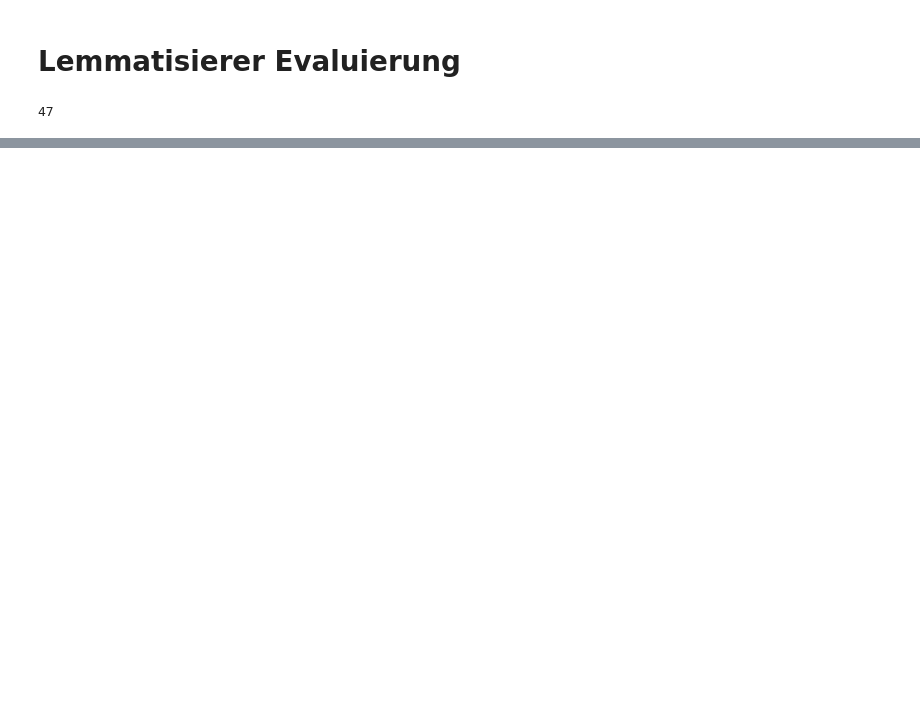
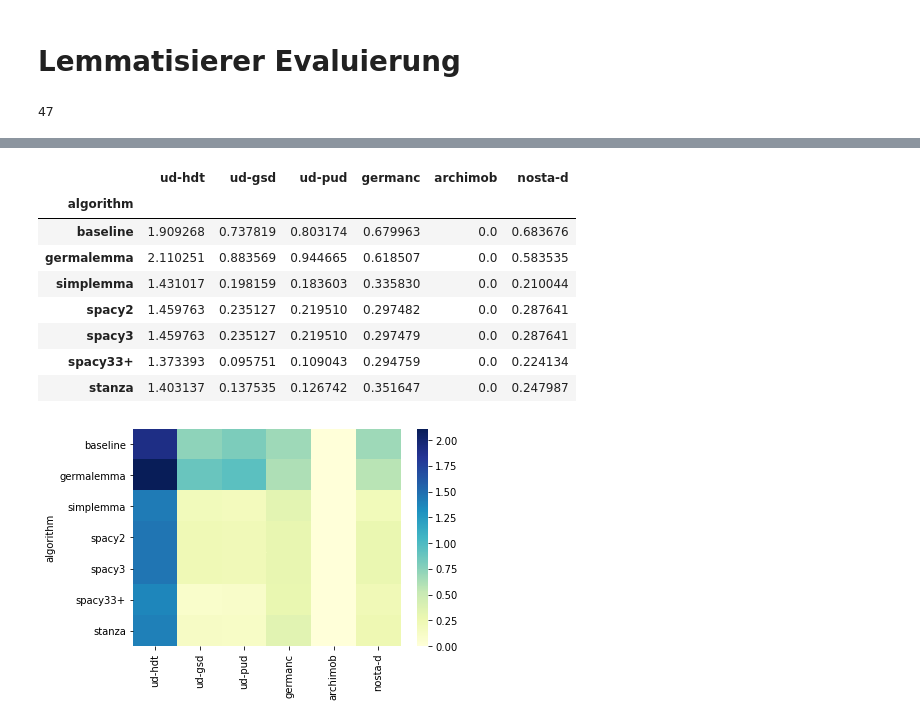
Before and after one commit to zentrum-lexikographie/eval-de-lemma, a Jupyter notebook: nbs/evaluation.ipynb, the cells around one changed output, grey strips where cells are left out. Saved outputs shown, nothing was run; the diff lists cells and outputs as text; code cells hidden in the pictures; blank space fills up the shorter version.

```diff
--- a/nbs/evaluation.ipynb
+++ b/nbs/evaluation.ipynb
@@ -86,0 +118,13 @@ sns.heatmap(memory, cmap="YlGnBu")
+# %%
+generate_table(data, ['metrics','overall','levenshtein'])
+# %% [output]
+|  | ud-hdt | ud-gsd | ud-pud | germanc | archimob | nosta-d |
+| algorithm |  |  |  |  |  |  |
+| baseline | 1.909268 | 0.737819 | 0.803174 | 0.679963 | 0.0 | 0.683676 |
+| germalemma | 2.110251 | 0.883569 | 0.944665 | 0.618507 | 0.0 | 0.583535 |
+| simplemma | 1.431017 | 0.198159 | 0.183603 | 0.335830 | 0.0 | 0.210044 |
+| spacy2 | 1.459763 | 0.235127 | 0.219510 | 0.297482 | 0.0 | 0.287641 |
+| spacy3 | 1.459763 | 0.235127 | 0.219510 | 0.297479 | 0.0 | 0.287641 |
+| spacy33+ | 1.373393 | 0.095751 | 0.109043 | 0.294759 | 0.0 | 0.224134 |
+| stanza | 1.403137 | 0.137535 | 0.126742 | 0.351647 | 0.0 | 0.247987 |
+[figure, added]
```
Also changed, not shown: parts of 16 cells of this notebook.
